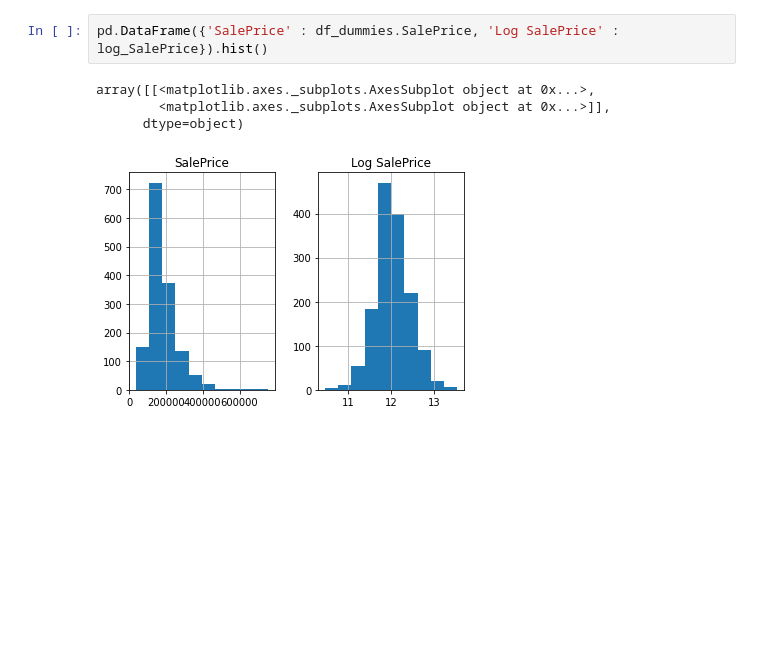
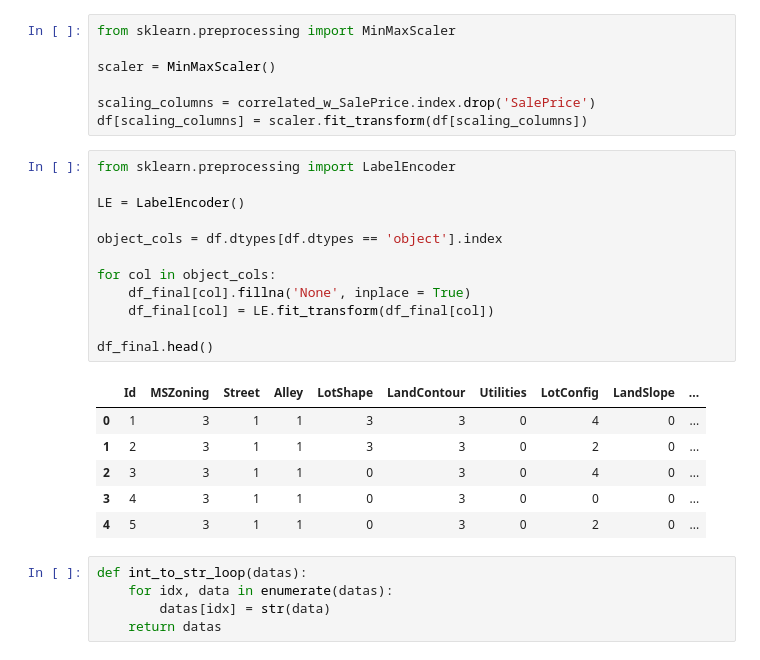
Before and after one commit to sultanardia/House-Prices, a Jupyter notebook: House_Prices_Advanced_Regression_Techniques.ipynb, the cells around one changed output. Drawn from its saved outputs; the diff is of its cells as text; blank space fills up the shorter version.

```diff
--- a/House_Prices_Advanced_Regression_Techniques.ipynb
+++ b/House_Prices_Advanced_Regression_Techniques.ipynb
@@ -110,7 +80,31 @@ log_SalePrice = np.log1p(df_dummies.SalePrice)
-# %%
-pd.DataFrame({'SalePrice' : df_dummies.SalePrice, 'Log SalePrice' : log_SalePrice}).hist()
-# %% [output]
-array([[<matplotlib.axes._subplots.AxesSubplot object at 0x...>,
-        <matplotlib.axes._subplots.AxesSubplot object at 0x...>]],
-      dtype=object)
-[figure, removed]
+# %%
+from sklearn.preprocessing import MinMaxScaler
+
+scaler = MinMaxScaler()
+
+scaling_columns = correlated_w_SalePrice.index.drop('SalePrice')
+df[scaling_columns] = scaler.fit_transform(df[scaling_columns])
+# %%
+from sklearn.preprocessing import LabelEncoder
+
+LE = LabelEncoder()
+
+object_cols = df.dtypes[df.dtypes == 'object'].index
+
+for col in object_cols:
+    df_final[col].fillna('None', inplace = True)
+    df_final[col] = LE.fit_transform(df_final[col])
+
+df_final.head()
+# %% [output]
+|  | Id | MSZoning | Street | Alley | LotShape | LandContour | Utilities | LotConfig | LandSlope | ... |
+| 0 | 1 | 3 | 1 | 1 | 3 | 3 | 0 | 4 | 0 | ... |
+| 1 | 2 | 3 | 1 | 1 | 3 | 3 | 0 | 2 | 0 | ... |
+| 2 | 3 | 3 | 1 | 1 | 0 | 3 | 0 | 4 | 0 | ... |
+| 3 | 4 | 3 | 1 | 1 | 0 | 3 | 0 | 0 | 0 | ... |
+| 4 | 5 | 3 | 1 | 1 | 0 | 3 | 0 | 2 | 0 | ... |
+# %%
+def int_to_str_loop(datas):
+    for idx, data in enumerate(datas):
+        datas[idx] = str(data)
+    return datas
```
Also changed, not shown: parts of 22 cells of this notebook.
